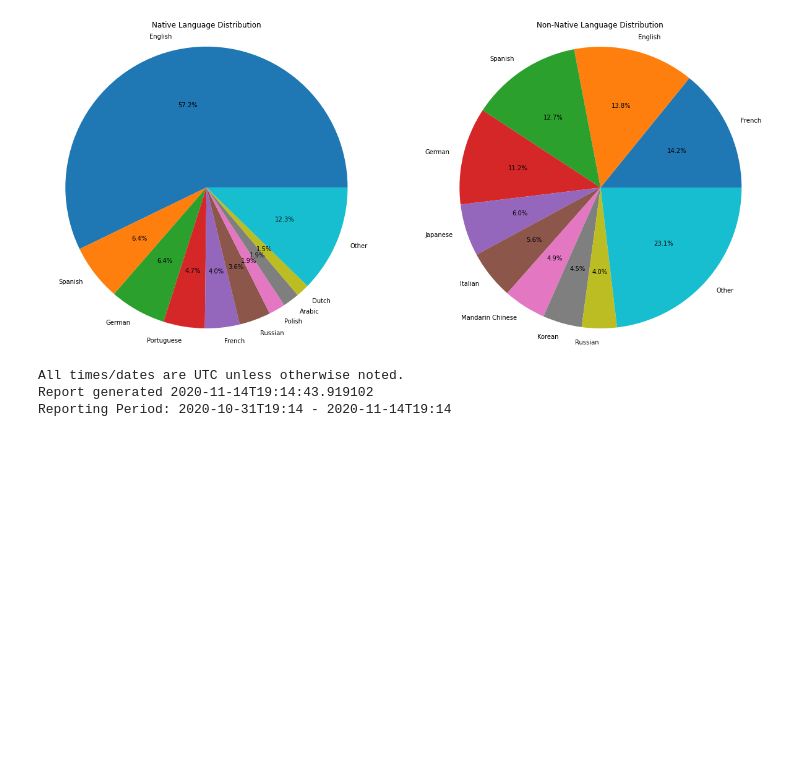
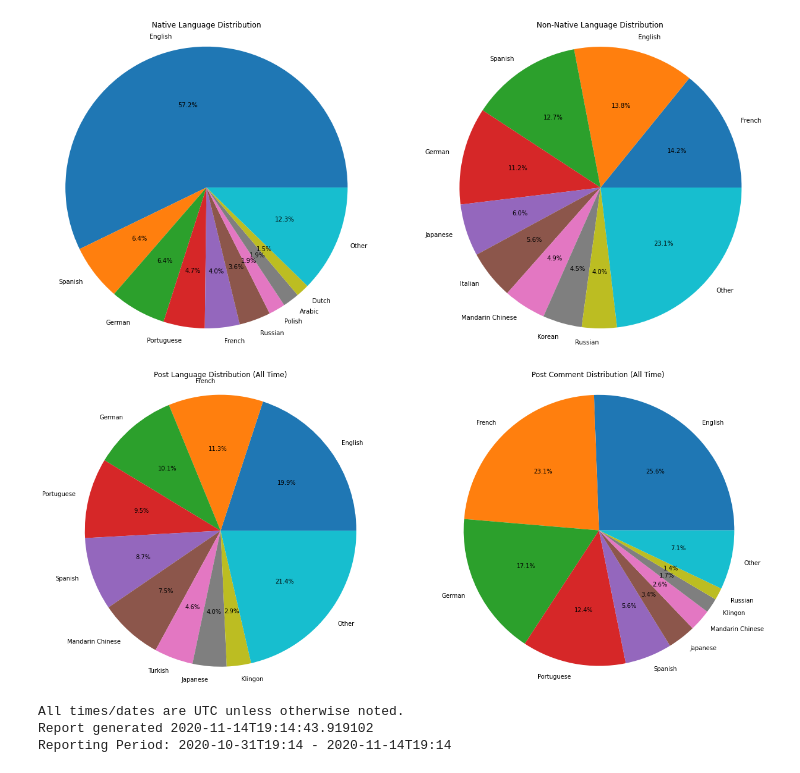
Before and after one commit to Journaly/janalytics, a Jupyter notebook: Activity Report.ipynb, the cells around one changed output. Saved outputs shown, nothing was run; the diff lists cells and outputs as text; code cells hidden in the pictures; blank space fills up the shorter version.

Commit message:
Add comment language distribution pie chart.

```diff
--- a/Activity Report.ipynb
+++ b/Activity Report.ipynb
@@ -164,20 +164,36 @@ with get_cursor() as cur:
 # %%
 with get_cursor() as cur:
     cur.execute('''
         SELECT COUNT(*) as count, l.name FROM "Post" as p
         JOIN "Language" as l
         ON p."languageId" = l.id
         GROUP BY l.name
         ORDER BY count DESC;
     ''', (NOW - TIME_PERIOD,))
     plcounts, plnames = transpose(top_n_plus_other(9, cur.fetchall()))
 
+    cur.execute('''
+        SELECT COUNT(*) as count, l.name FROM "Comment" as c
+        JOIN "Thread" as t ON c."threadId" = t.id
+        JOIN "Post" as p ON t."postId" = p.id
+        JOIN "Language" as l ON p."languageId" = l.id
+        GROUP BY l.name
+        ORDER BY count DESC;
+    ''', (NOW - TIME_PERIOD,))
+    pccounts, pcnames = transpose(top_n_plus_other(9, cur.fetchall()))
+
     f, (ax1, ax2) = plt.subplots(1, 2)
     f.subplots_adjust(0.3,0,3,1.75)
 
-    ax1.title.set_text('Post Language Distribution')
+    ax1.title.set_text('Post Language Distribution (All Time)')
     ax1.pie(plcounts, labels=plnames, autopct='%1.1f%%')
     ax1.axis('equal')
+
+    ax2.title.set_text('Post Comment Distribution (All Time)')
+    ax2.pie(pccounts, labels=pcnames, autopct='%1.1f%%')
+    ax2.axis('equal')
+# %% [output]
+[figure, added]
 # %%
 print('All times/dates are UTC unless otherwise noted.')
 print('Report generated %s' % NOW.isoformat())
```
